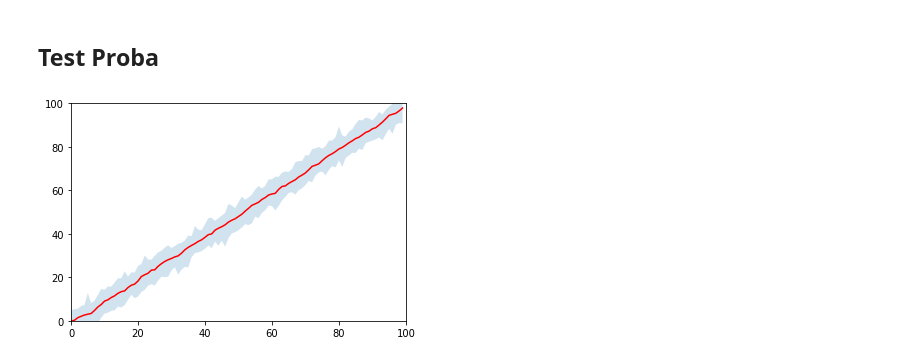
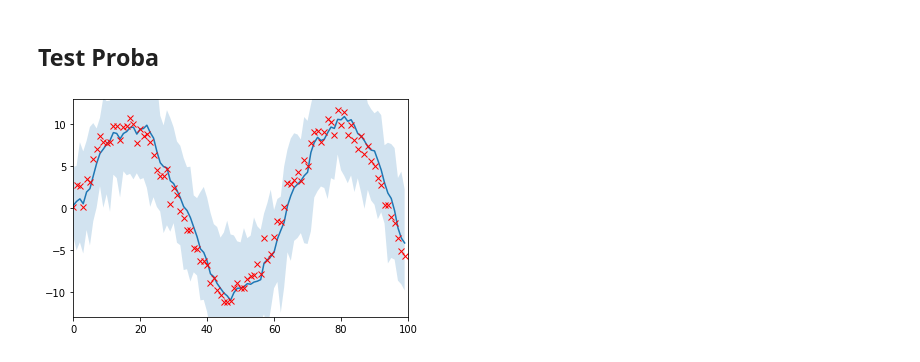
Before and after one commit to INRIA/zelus, a Jupyter notebook: pyzls/example.ipynb, the cells around one changed output. Saved outputs shown, nothing was run; the diff lists cells and outputs as text; code cells hidden in the pictures.

```diff
--- a/pyzls/example.ipynb
+++ b/pyzls/example.ipynb
@@ -187,23 +187,27 @@ prob = PyZL(pcode, opt=["-I /Users/baudart/Projects/probla/probzelus/inference",
 # %%
 from IPython.display import clear_output
 import matplotlib.pyplot as plt
 
 toto = prob.tracker()
 toto.reset()
+r = []
 s_min = []
 s_mean = []
 s_max = []
 n = 100
 for i in range(n):
     clear_output(wait=True)
-    d = toto.step(i)
+    s = 10*np.sin(0.1*i) + np.random.randn()
+    d = toto.step(s)
+    r.append(s)
     s_min.append(np.min(d))
     s_mean.append(np.mean(d))
     s_max.append(np.max(d))
     t = [i for i in range(len(s_mean))]
-    plt.plot(t , s_mean, 'r')
+    plt.plot(t , s_mean)
+    plt.plot(t , r, 'xr')
     plt.fill_between(t, s_min, s_max, alpha=0.2)
-    plt.axis((0 , n , 0 , n))
+    plt.axis((0 , n , -13 , 13))
     plt.show()
 # %% [output]
-[figure, old version]
+[figure, new version]
```
Also changed, not shown: parts of 2 cells of this notebook.
